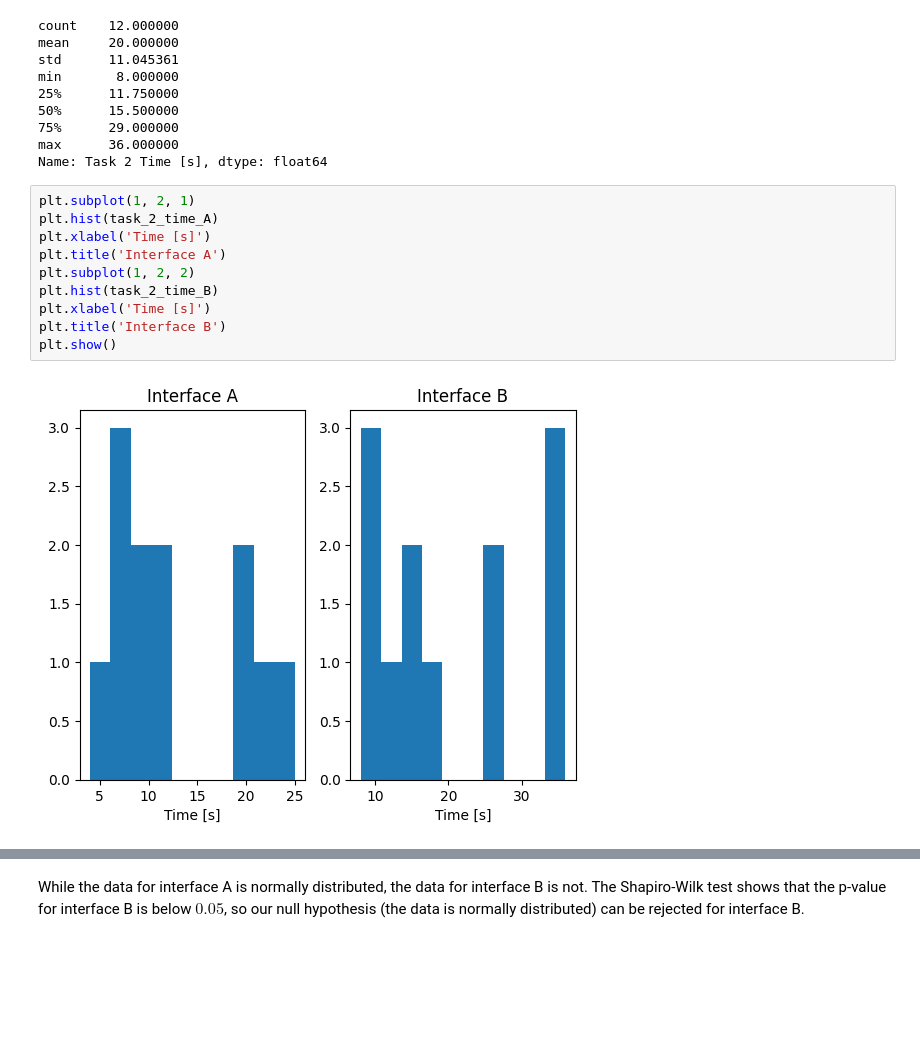
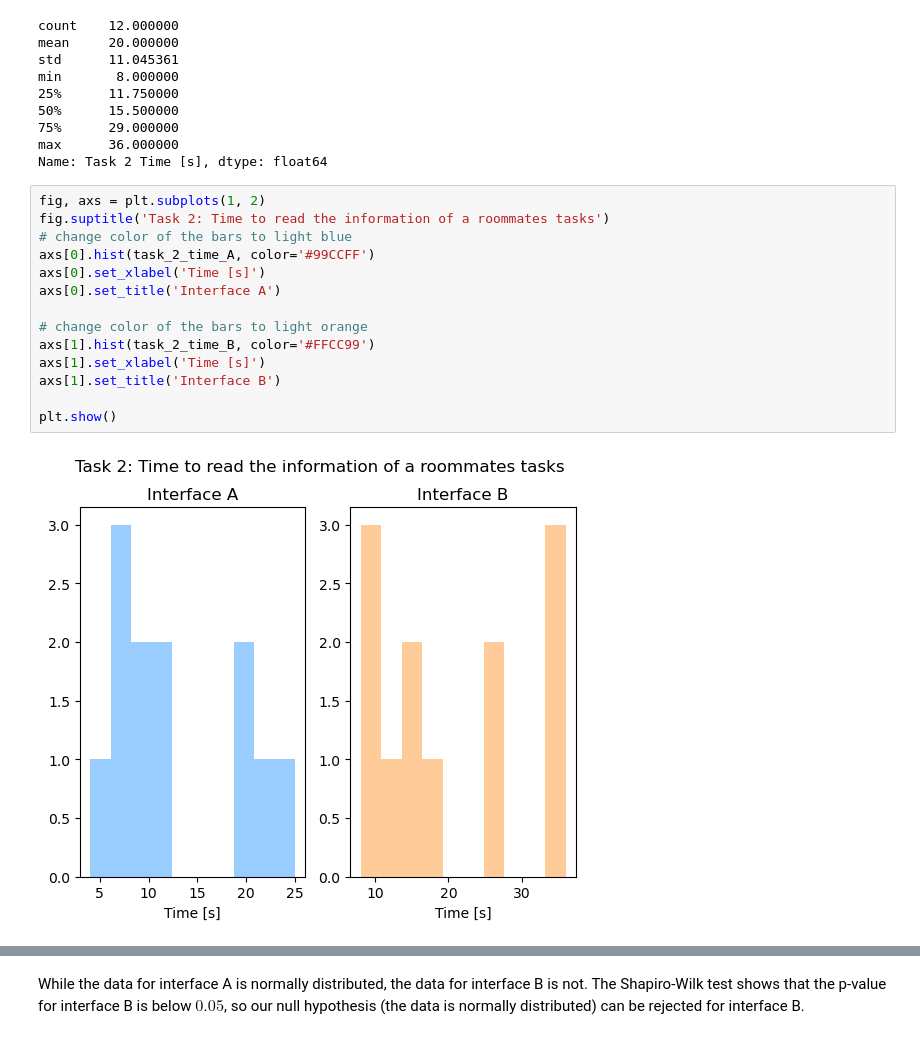
Before and after one commit to duxirosenberg/hci-project-hci2023-group-25, a Jupyter notebook: Deliverables/Study/Statistical Analysis.ipynb, the cells around one changed output, grey strips where cells are left out. Drawn from its saved outputs; the diff is of its cells as text; blank space fills up the shorter version.

```diff
--- a/Deliverables/Study/Statistical Analysis.ipynb
+++ b/Deliverables/Study/Statistical Analysis.ipynb
@@ -95,18 +111,22 @@ min       8.000000
 75%      29.000000
 max      36.000000
 Name: Task 2 Time [s], dtype: float64
-# %%
-plt.subplot(1, 2, 1)
-plt.hist(task_2_time_A)
-plt.xlabel('Time [s]')
-plt.title('Interface A')
-plt.subplot(1, 2, 2)
-plt.hist(task_2_time_B)
-plt.xlabel('Time [s]')
-plt.title('Interface B')
-plt.show()
-# %% [output]
-[figure, removed]
+# %%
+fig, axs = plt.subplots(1, 2)
+fig.suptitle('Task 2: Time to read the information of a roommates tasks')
+# change color of the bars to light blue
+axs[0].hist(task_2_time_A, color='#99CCFF')
+axs[0].set_xlabel('Time [s]')
+axs[0].set_title('Interface A')
+
+# change color of the bars to light orange
+axs[1].hist(task_2_time_B, color='#FFCC99')
+axs[1].set_xlabel('Time [s]')
+axs[1].set_title('Interface B')
+
+plt.show()
+# %% [output]
+[figure, added]
 # %%
 display(stats.shapiro(task_2_time_A), stats.shapiro(task_2_time_B))
 # %% [output]
```
Also changed, not shown: parts of 10 cells of this notebook.
